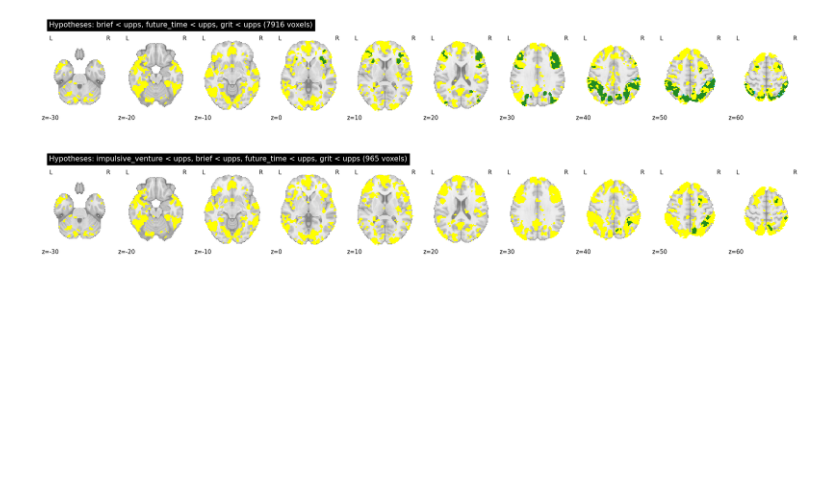
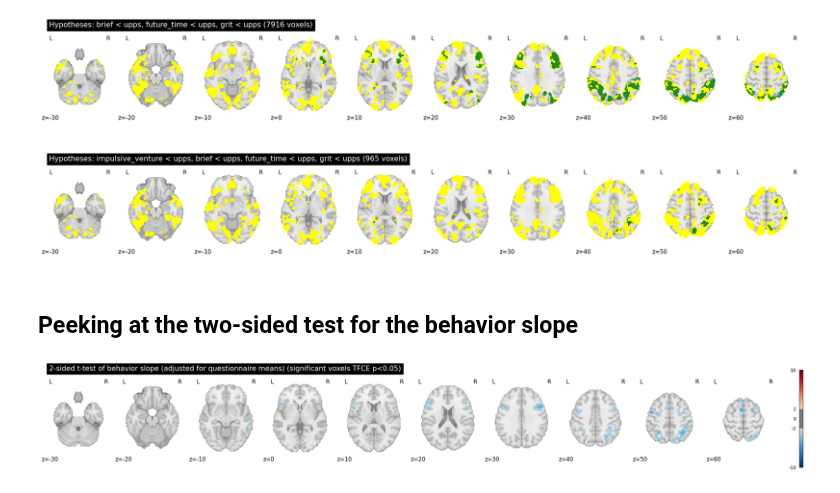
Before and after one commit to jaemonj/survey-medley-code, a Jupyter notebook: analyses/unified_model_questionnaire_average_omnibus_f/review_results_unified.ipynb, the cells around one changed output. Saved outputs shown, nothing was run; the diff lists cells and outputs as text; code cells hidden in the pictures; blank space fills up the shorter version.

Commit message:
added slope figure to unified notebook

```diff
--- a/analyses/unified_model_questionnaire_average_omnibus_f/review_results_unified.ipynb
+++ b/analyses/unified_model_questionnaire_average_omnibus_f/review_results_unified.ipynb
@@ -179,3 +179,39 @@ process_pairwise_maps(
 [figure]
 [figure]
 [figure]
+# %% [markdown]
+## Peeking at the two-sided test for the behavior slope
+# %%
+slope_t_test = outdir / 'output_twosided_onesample_t_test'
+
+slope_p = slope_t_test / 'onesample_2sided_tfce_corrp_fstat1.nii.gz'
+slope_t = slope_t_test / 'uncorrected_tstat1.nii.gz'
+# %%
+tmap = load_img(slope_t)
+pmap = load_img(slope_p)
+# Threshold and binarize pmap at 0.95, then multiply by fmap
+img = math_img('img_t * (img_p > 0.95)', img_t=tmap, img_p=pmap)
+
+# Check if there are any significant voxels
+img_data = get_data(img)
+has_sig_voxels = np.any(img_data != 0)
+
+# Prepare the title
+title = f'2-sided t-test of behavior slope (adjusted for questionnaire means) (significant voxels TFCE p<{1 - 0.95:.2f})'
+if not has_sig_voxels:
+    title += ' - No significant voxels'
+
+display = plot_stat_map(
+    img,
+    threshold=2,
+    display_mode='z',
+    cut_coords=z_slices,
+    colorbar=True,
+    title=title,
+    symmetric_cbar=True,
+    vmax=10,
+)
+plt.show()
+display.close()
+# %% [output]
+[figure, added]
```
